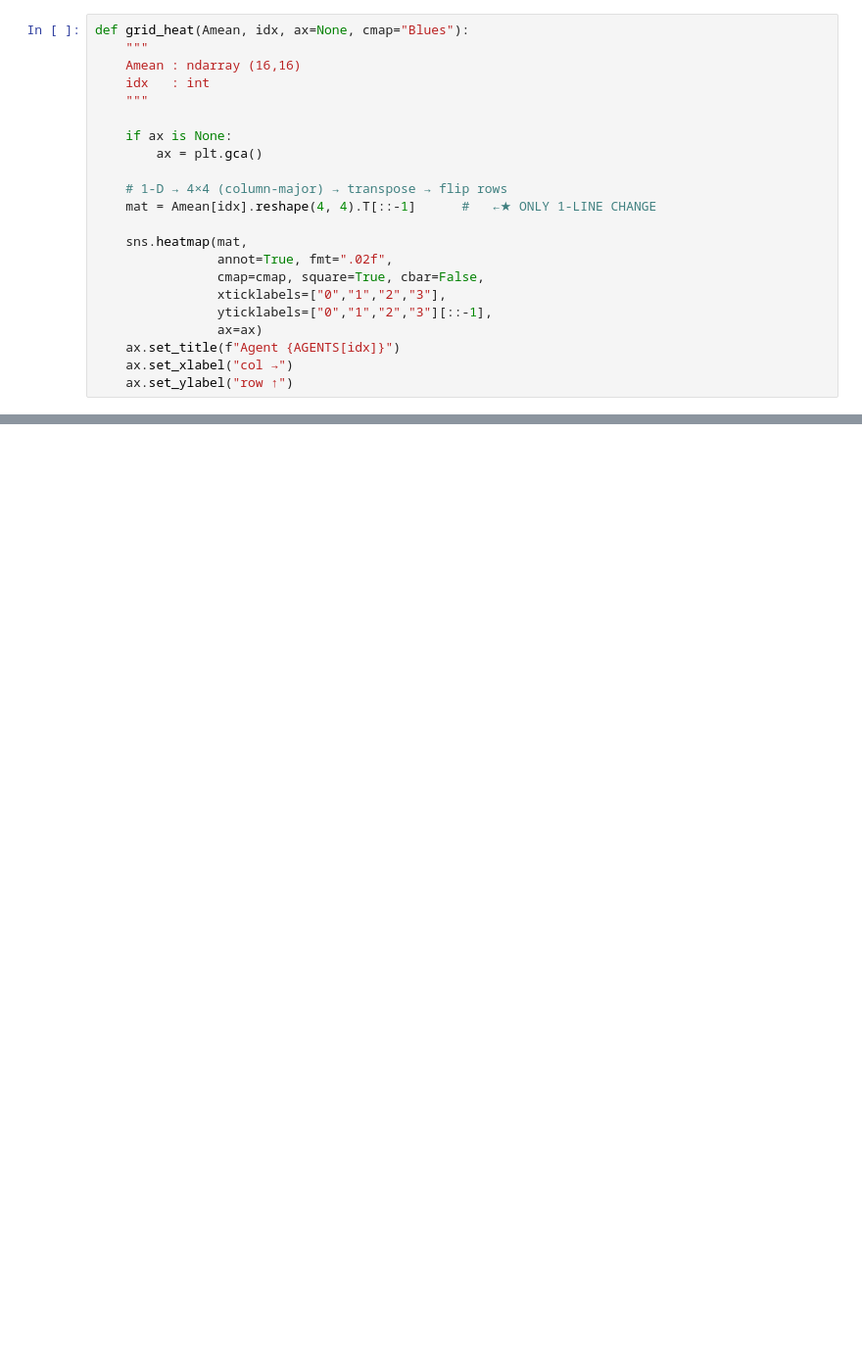
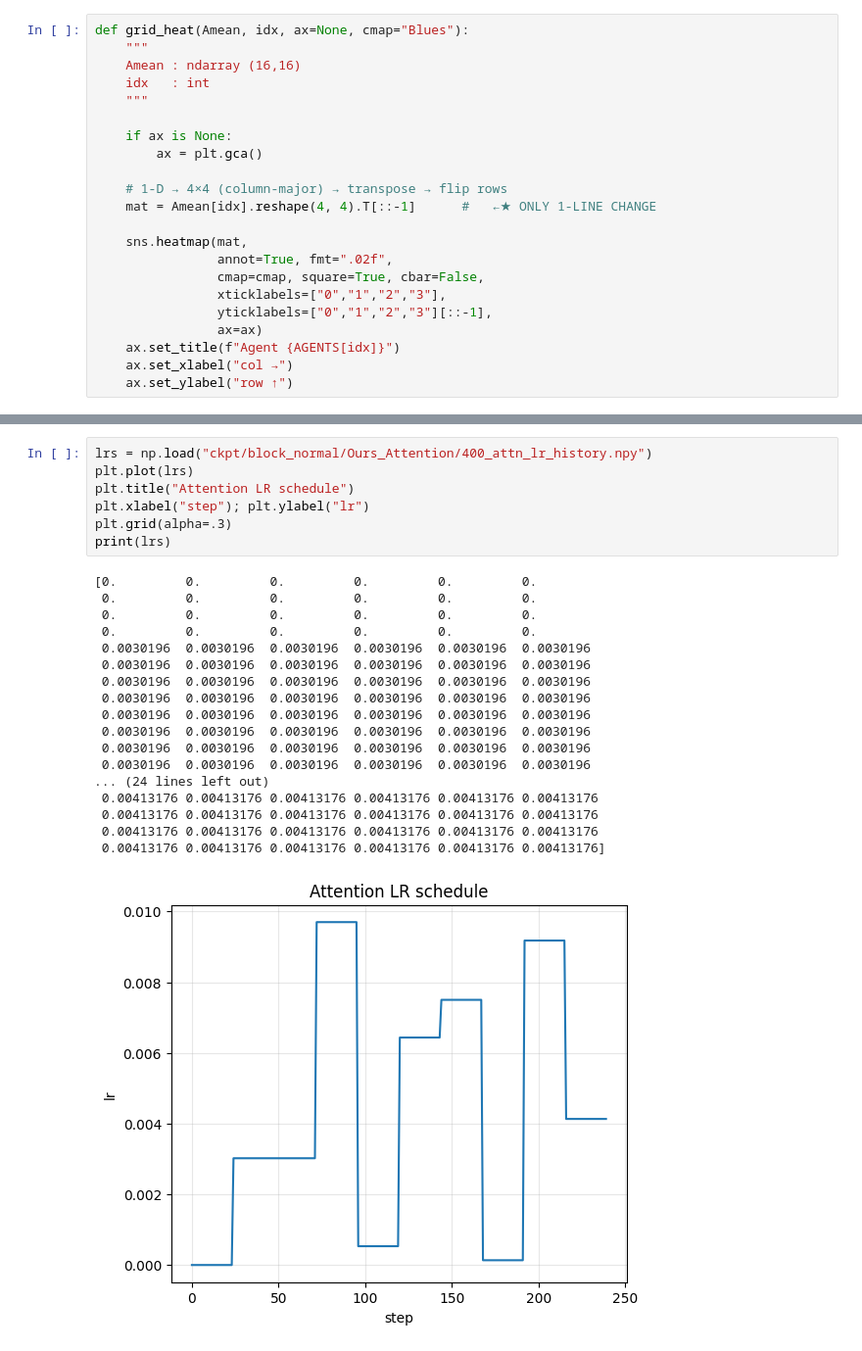
Before and after one commit to wissem18/MacLight, a Jupyter notebook: attention_analysis.ipynb, the cells around one changed output, grey strips where cells are left out. Shown at 98% size. Saved outputs shown, nothing was run; the diff lists cells and outputs as text; blank space fills up the shorter version.

```diff
--- a/attention_analysis.ipynb
+++ b/attention_analysis.ipynb
@@ -127,0 +128,26 @@ plt.tight_layout(); plt.show()
+# %%
+lrs = np.load("ckpt/block_normal/Ours_Attention/400_attn_lr_history.npy")
+plt.plot(lrs)
+plt.title("Attention LR schedule")
+plt.xlabel("step"); plt.ylabel("lr")
+plt.grid(alpha=.3)
+print(lrs)
+# %% [output]
+[0.         0.         0.         0.         0.         0.
+ 0.         0.         0.         0.         0.         0.
+ 0.         0.         0.         0.         0.         0.
+ 0.         0.         0.         0.         0.         0.
+ 0.0030196  0.0030196  0.0030196  0.0030196  0.0030196  0.0030196
+ 0.0030196  0.0030196  0.0030196  0.0030196  0.0030196  0.0030196
+ 0.0030196  0.0030196  0.0030196  0.0030196  0.0030196  0.0030196
+ 0.0030196  0.0030196  0.0030196  0.0030196  0.0030196  0.0030196
+ 0.0030196  0.0030196  0.0030196  0.0030196  0.0030196  0.0030196
+ 0.0030196  0.0030196  0.0030196  0.0030196  0.0030196  0.0030196
+ 0.0030196  0.0030196  0.0030196  0.0030196  0.0030196  0.0030196
+ 0.0030196  0.0030196  0.0030196  0.0030196  0.0030196  0.0030196
+... (24 lines left out)
+ 0.00413176 0.00413176 0.00413176 0.00413176 0.00413176 0.00413176
+ 0.00413176 0.00413176 0.00413176 0.00413176 0.00413176 0.00413176
+ 0.00413176 0.00413176 0.00413176 0.00413176 0.00413176 0.00413176
+ 0.00413176 0.00413176 0.00413176 0.00413176 0.00413176 0.00413176]
+[figure, added]
```
Also changed, not shown: parts of 5 cells of this notebook, 4 other files.
